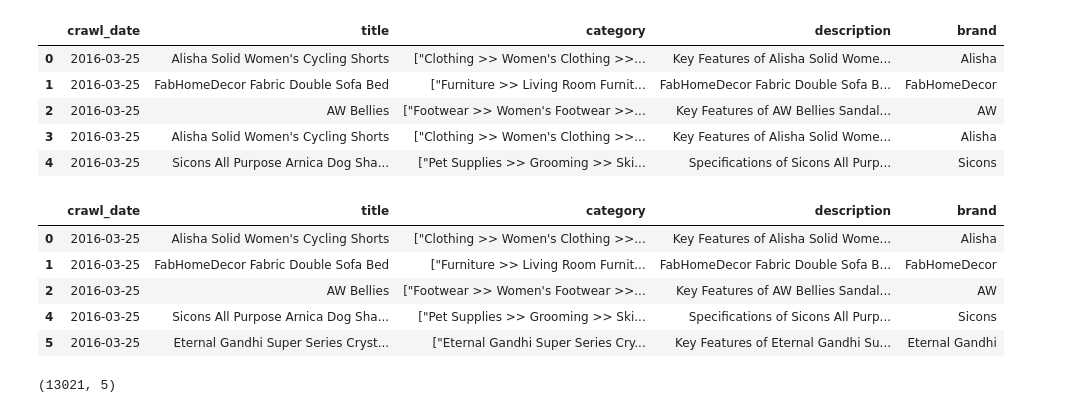
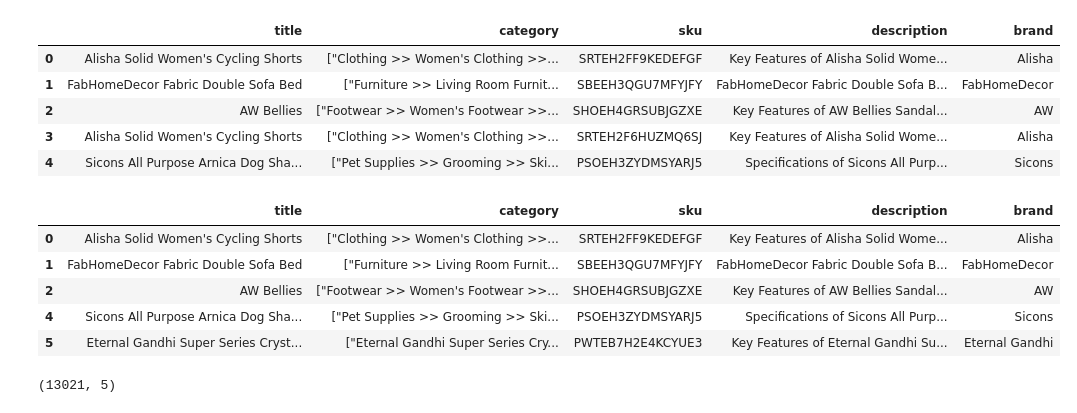
Before and after one commit to ndgigliotti/amazon-product-classifier, a Jupyter notebook: flipkart_prep.ipynb, the cells around one changed output. Drawn from its saved outputs; the diff is of its cells as text; code cells hidden in the pictures.

```diff
--- a/flipkart_prep.ipynb
+++ b/flipkart_prep.ipynb
@@ -1,9 +1,9 @@
 # %%
 import pandas as pd
-import tools.language as lang
+from tools import language as lang, outliers
 
-cols = ["crawl_timestamp", "product_name", "product_category_tree", "description", "brand"]
-df = pd.read_csv("data/flipkart_sample.csv", usecols=cols, converters={"crawl_timestamp": pd.to_datetime})
+cols = ["pid", "product_name", "product_category_tree", "description", "brand"]
+df = pd.read_csv("data/flipkart_sample.csv", usecols=cols)
 display(df.head())
 df.shape
 # %% [output]
@@ -16,4 +16 @@ df.shape
 (20000, 5)
-# %%
-df["crawl_timestamp"] = df["crawl_timestamp"].dt.date
-df.head()
@@ -27,25 +17,25 @@ df.head()
 # %%
-df.rename({"crawl_timestamp": "crawl_date", "product_category_tree": "category", "product_name": "title"}, axis=1, inplace=True)
+df.rename({"pid": "sku", "product_category_tree": "category", "product_name": "title"}, axis=1, inplace=True)
 df.head()
 # %% [output]
-|  | crawl_date | title | category | description | brand |
-| 0 | 2016-03-25 | Alisha Solid Women's Cycling Shorts | ["Clothing >> Women's Clothing >>... | Key Features of Alisha Solid Wome... | Alisha |
-| 1 | 2016-03-25 | FabHomeDecor Fabric Double Sofa Bed | ["Furniture >> Living Room Furnit... | FabHomeDecor Fabric Double Sofa B... | FabHomeDecor |
-| 2 | 2016-03-25 | AW Bellies | ["Footwear >> Women's Footwear >>... | Key Features of AW Bellies Sandal... | AW |
-| 3 | 2016-03-25 | Alisha Solid Women's Cycling Shorts | ["Clothing >> Women's Clothing >>... | Key Features of Alisha Solid Wome... | Alisha |
-| 4 | 2016-03-25 | Sicons All Purpose Arnica Dog Sha... | ["Pet Supplies >> Grooming >> Ski... | Specifications of Sicons All Purp... | Sicons |
+|  | title | category | sku | description | brand |
+| 0 | Alisha Solid Women's Cycling Shorts | ["Clothing >> Women's Clothing >>... | SRTEH2FF9KEDEFGF | Key Features of Alisha Solid Wome... | Alisha |
+| 1 | FabHomeDecor Fabric Double Sofa Bed | ["Furniture >> Living Room Furnit... | SBEEH3QGU7MFYJFY | FabHomeDecor Fabric Double Sofa B... | FabHomeDecor |
+| 2 | AW Bellies | ["Footwear >> Women's Footwear >>... | SHOEH4GRSUBJGZXE | Key Features of AW Bellies Sandal... | AW |
+| 3 | Alisha Solid Women's Cycling Shorts | ["Clothing >> Women's Clothing >>... | SRTEH2F6HUZMQ6SJ | Key Features of Alisha Solid Wome... | Alisha |
+| 4 | Sicons All Purpose Arnica Dog Sha... | ["Pet Supplies >> Grooming >> Ski... | PSOEH3ZYDMSYARJ5 | Specifications of Sicons All Purp... | Sicons |
 # %%
+df.drop_duplicates(subset=["sku"], inplace=True)
 df.drop_duplicates(subset=["title", "brand"], inplace=True)
 df.drop_duplicates(subset=["description"], inplace=True)
-df.dropna(subset = ["crawl_date", "description"], inplace=True)
-df.fillna("none")
+
 display(df.head())
 df.shape
 # %% [output]
-|  | crawl_date | title | category | description | brand |
-| 0 | 2016-03-25 | Alisha Solid Women's Cycling Shorts | ["Clothing >> Women's Clothing >>... | Key Features of Alisha Solid Wome... | Alisha |
-| 1 | 2016-03-25 | FabHomeDecor Fabric Double Sofa Bed | ["Furniture >> Living Room Furnit... | FabHomeDecor Fabric Double Sofa B... | FabHomeDecor |
-| 2 | 2016-03-25 | AW Bellies | ["Footwear >> Women's Footwear >>... | Key Features of AW Bellies Sandal... | AW |
-| 4 | 2016-03-25 | Sicons All Purpose Arnica Dog Sha... | ["Pet Supplies >> Grooming >> Ski... | Specifications of Sicons All Purp... | Sicons |
-| 5 | 2016-03-25 | Eternal Gandhi Super Series Cryst... | ["Eternal Gandhi Super Series Cry... | Key Features of Eternal Gandhi Su... | Eternal Gandhi |
+|  | title | category | sku | description | brand |
+| 0 | Alisha Solid Women's Cycling Shorts | ["Clothing >> Women's Clothing >>... | SRTEH2FF9KEDEFGF | Key Features of Alisha Solid Wome... | Alisha |
+| 1 | FabHomeDecor Fabric Double Sofa Bed | ["Furniture >> Living Room Furnit... | SBEEH3QGU7MFYJFY | FabHomeDecor Fabric Double Sofa B... | FabHomeDecor |
+| 2 | AW Bellies | ["Footwear >> Women's Footwear >>... | SHOEH4GRSUBJGZXE | Key Features of AW Bellies Sandal... | AW |
+| 4 | Sicons All Purpose Arnica Dog Sha... | ["Pet Supplies >> Grooming >> Ski... | PSOEH3ZYDMSYARJ5 | Specifications of Sicons All Purp... | Sicons |
+| 5 | Eternal Gandhi Super Series Cryst... | ["Eternal Gandhi Super Series Cry... | PWTEB7H2E4KCYUE3 | Key Features of Eternal Gandhi Su... | Eternal Gandhi |
 (13021, 5)
```
Also changed, not shown: parts of 11 cells of this notebook, 7 other files.
